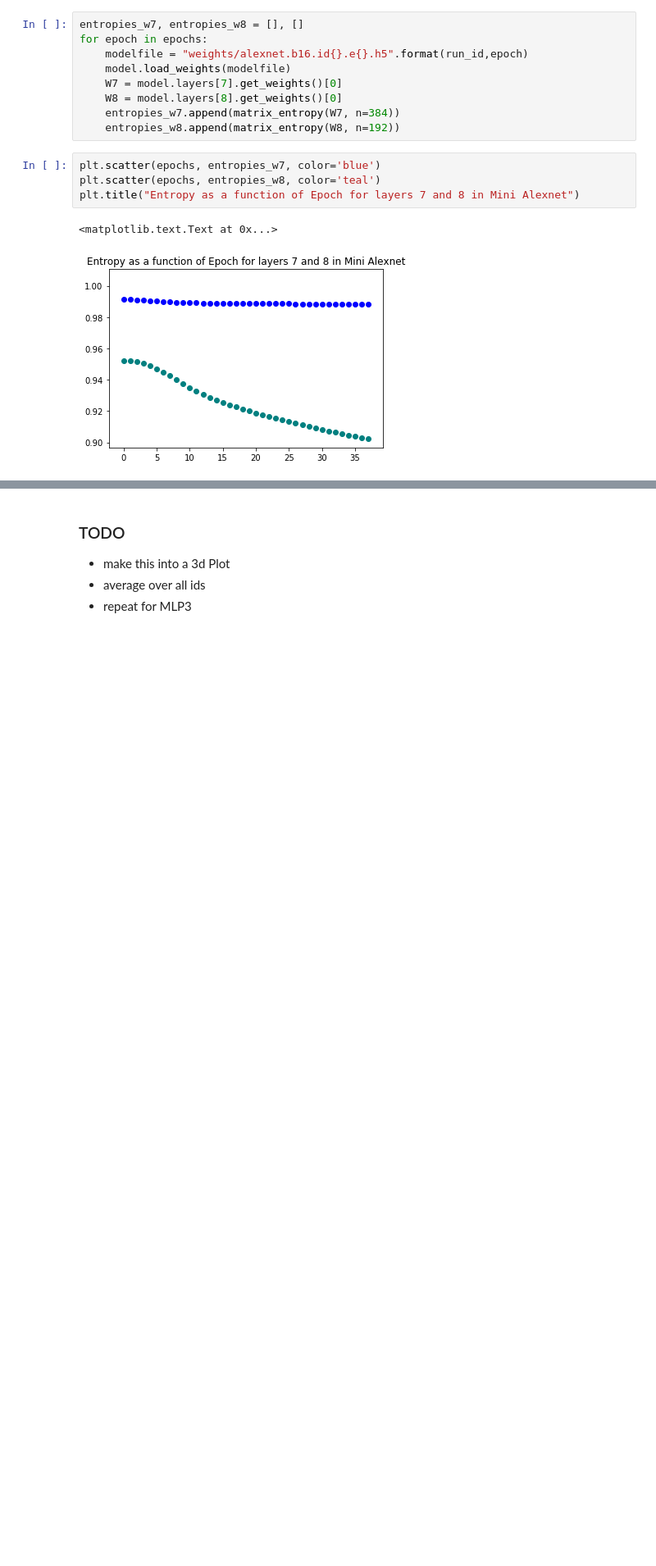
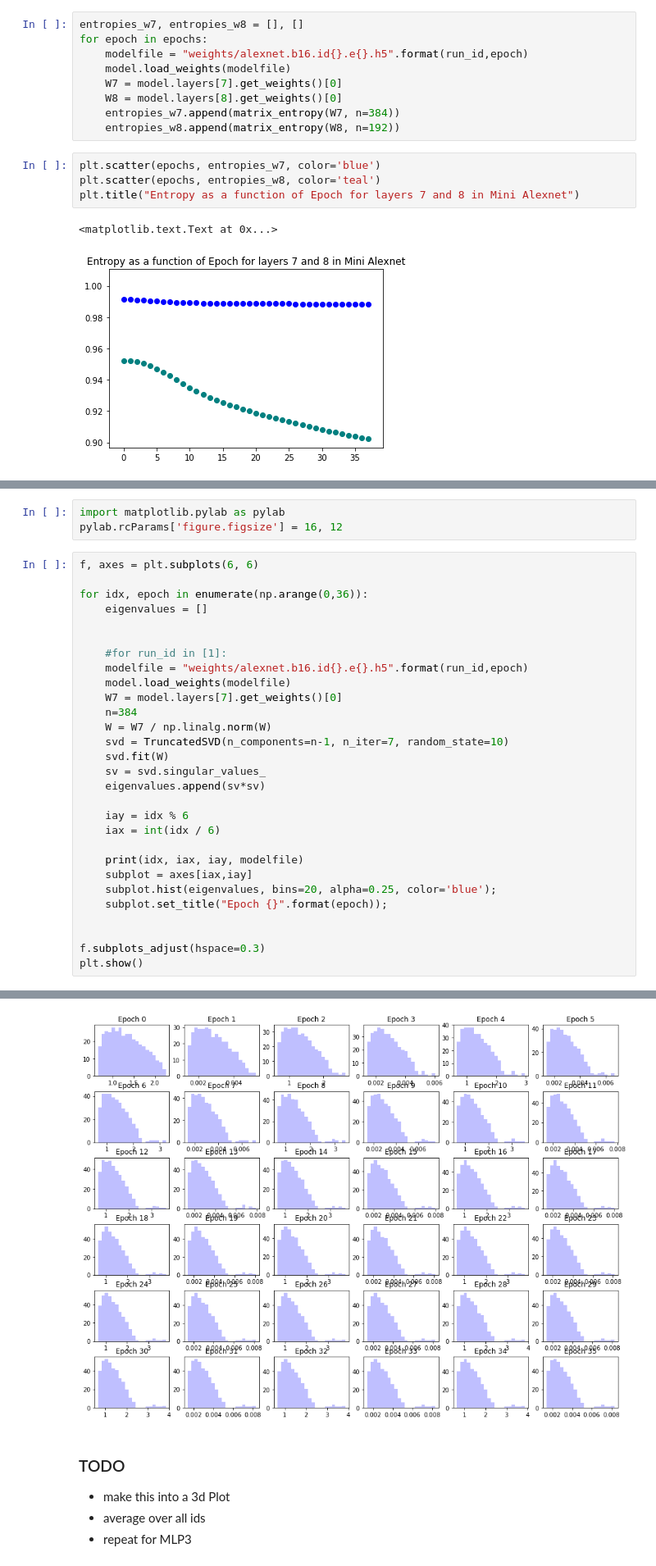
Before and after one commit to CalculatedContent/DLGeneralization, a Jupyter notebook: Mini Alexnet/AlexNet-Entropy-and-RMT-Analysis.ipynb, the cells around one changed output, grey strips where cells are left out. Shown at 82% size. Drawn from its saved outputs; the diff is of its cells as text; blank space fills up the shorter version.

```diff
--- a/Mini Alexnet/AlexNet-Entropy-and-RMT-Analysis.ipynb
+++ b/Mini Alexnet/AlexNet-Entropy-and-RMT-Analysis.ipynb
@@ -246,0 +288,33 @@ for epoch in every5_epochs:
+# %%
+import matplotlib.pylab as pylab
+pylab.rcParams['figure.figsize'] = 16, 12
+# %%
+f, axes = plt.subplots(6, 6)
+
+for idx, epoch in enumerate(np.arange(0,36)):
+    eigenvalues = []
+
+
+    #for run_id in [1]:
+    modelfile = "weights/alexnet.b16.id{}.e{}.h5".format(run_id,epoch)
+    model.load_weights(modelfile)
+    W7 = model.layers[7].get_weights()[0]
+    n=384
+    W = W7 / np.linalg.norm(W)
+    svd = TruncatedSVD(n_components=n-1, n_iter=7, random_state=10)
+    svd.fit(W)
+    sv = svd.singular_values_
+    eigenvalues.append(sv*sv)
+
+    iay = idx % 6
+    iax = int(idx / 6)
+
+    print(idx, iax, iay, modelfile)
+    subplot = axes[iax,iay]
+    subplot.hist(eigenvalues, bins=20, alpha=0.25, color='blue');
+    subplot.set_title("Epoch {}".format(epoch));
+
+
+f.subplots_adjust(hspace=0.3)
+plt.show()
+# %% [output]
@@ -247,3 +338,4 @@ for epoch in every5_epochs:
+[figure, added]
 # %% [markdown]
 ### TODO
 
```
Also changed, not shown: parts of 12 cells of this notebook.
